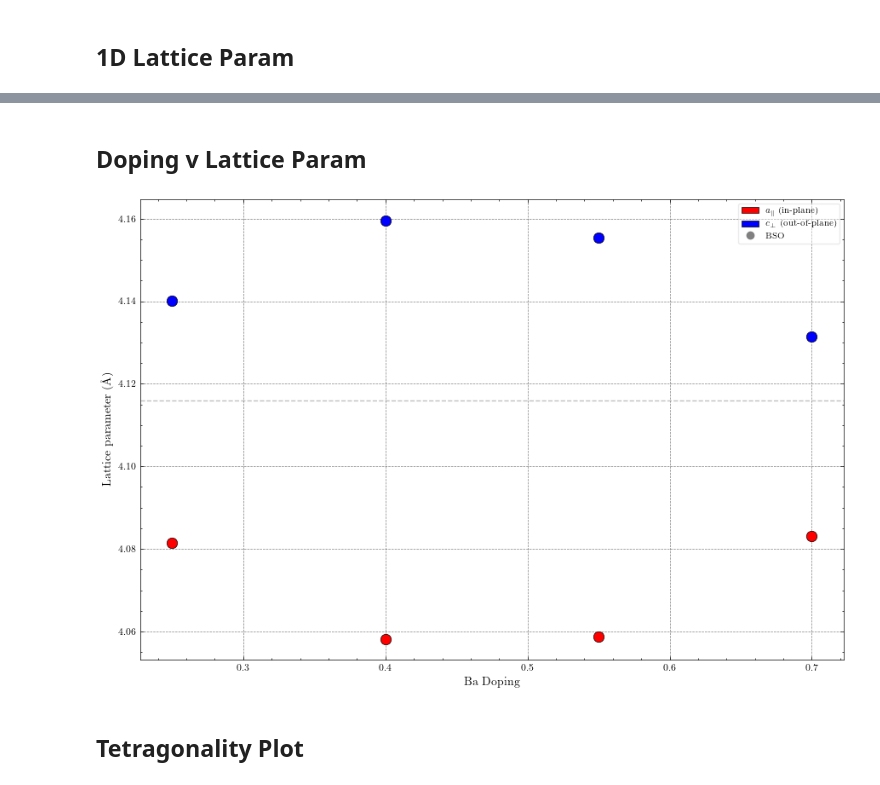
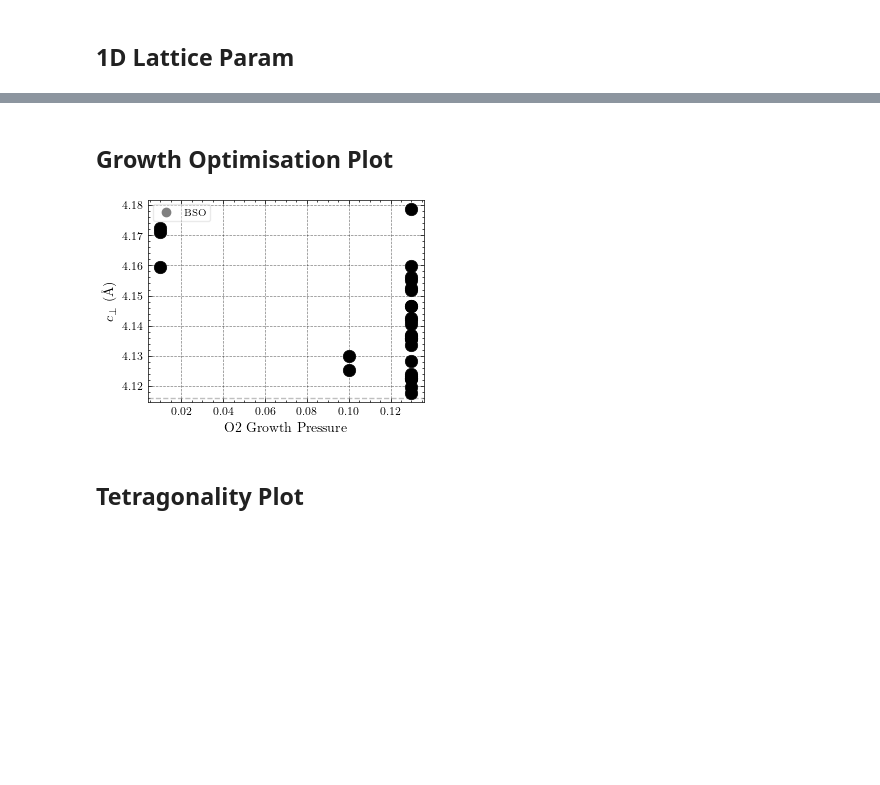
Before and after one commit to hc3413/Thin_Film_Analysis, a Jupyter notebook: RSM_Analysis.ipynb, the cells around one changed output, grey strips where cells are left out. Drawn from its saved outputs; the diff is of its cells as text; code cells hidden in the pictures; blank space fills up the shorter version.

Commit message:
fine tuned for broad comparisons across dattasets

```diff
--- a/RSM_Analysis.ipynb
+++ b/RSM_Analysis.ipynb
@@ -39,8 +39,11 @@ RSM_JT071 = RSM(root_XRD, folder_name = 'JT071')
 RSM_JT082 = RSM(root_XRD, folder_name = 'JT082')
 RSM_JT090 = RSM(root_XRD, folder_name = 'JT090')
 
+RSM_DR001 = RSM(root_XRD, folder_name = 'DR001')
+RSM_DR002 = RSM(root_XRD, folder_name = 'DR002')
+RSM_DR003 = RSM(root_XRD, folder_name = 'DR003')
 RSM_DR004 = RSM(root_XRD, folder_name = 'DR004')
-RSM_DR005 = RSM(root_XRD, folder_name = 'DR005')
+#RSM_DR005 = RSM(root_XRD, folder_name = 'DR005')
 RSM_DR008 = RSM(root_XRD, folder_name = 'DR008att2')
 RSM_DR012 = RSM(root_XRD, folder_name = 'DR012')
 
@@ -87,6 +90,12 @@ RSM_EM021 = RSM(root_XRD, folder_name = 'EM021')
 RSM_EM022 = RSM(root_XRD, folder_name = 'EM022')
 RSM_EM023 = RSM(root_XRD, folder_name = 'EM023')
 RSM_EM024 = RSM(root_XRD, folder_name = 'EM024')
+
+
+# A list containing all of the data objects for comparison and plotting purposes
+all_data_list = [RSM_DR001, RSM_DR002, RSM_DR003, RSM_DR004, RSM_DR008, RSM_DR012,
+                 RSM_HC001, RSM_HC002, RSM_HC006, RSM_HC008, RSM_HC009, RSM_HC011, RSM_HC012, RSM_HC013, RSM_HC014, RSM_HC015, RSM_HC017, RSM_HC018, RSM_HC019, RSM_HC020, RSM_HC021,
+                 RSM_EM001, RSM_EM002, RSM_EM003, RSM_EM004, RSM_EM005, RSM_EM006, RSM_EM007, RSM_EM008, RSM_EM009, RSM_EM010, RSM_EM011, RSM_EM012, RSM_EM013, RSM_EM014, RSM_EM015, RSM_EM016, RSM_EM017, RSM_EM018, RSM_EM019, RSM_EM020, RSM_EM021, RSM_EM022, RSM_EM023, RSM_EM024]
 # %% [output]
 [PosixPath('/Users/horatiocox/Desktop/RUG_Postdoc/Experiments/XRD/JT071/JT071_BTO_SSTO(0.55)_T_STO_RSM.csv')]
 Points per scan: 203
@@ -318,22 +332,35 @@ fig_strip = lattice_param_1D(
-# %% [markdown]
-## Doping v Lattice Param
+# %% [markdown]
+## Growth Optimisation Plot
 # %%
 # Define the samples to compare (RSM objects or sample code strings — case-insensitive)
 sample_comparison = [RSM_EM018, RSM_EM013, RSM_EM014, RSM_EM015] #[RSM_HC021, RSM_EM023]   # or equivalently: ['HC021', 'EM023']
 
+BSSO_buffer_samples = [RSM_EM018, RSM_EM013, RSM_EM014, RSM_EM015, RSM_EM016]
 
-#(c) Doping dependence: requires Ba_doping / La_doping filled in the .xlsx
-fig_doping = lattice_param_doping(
+
+sample_comparison = all_data_list # BSSO_buffer_samples
+# x_axis_var (independent / growth):
+#   'Ba_doping', 'La_doping', 'O2_growth_pressure', 'T_growth',
+#   'n_pulses', 'thickness_nm', 'Hz', 'E_mJ'
+#
+# y_axis_var / y_axis_var_right (dependent / measured):
+#   'a'  (in-plane),  'c'  (out-of-plane),  'a_and_c'  (both),
+#   'qx', 'qz', 'intensity', 'intensity_measured', 'intensity_norm',
+#   'sigma_x', 'sigma_z', 'eta', 'background', 'tetragonality'
+
+fig_doping = growth_optimisation_plot(
     sample_list=sample_comparison,
     xlsx_path=xlsx_db,
-    doping_column='Ba_doping',
+    x_axis_var='O2_growth_pressure',
+    y_axis_var= 'c', #'a_and_c',          # left y-axis variable(s)
+    # y_axis_var_right='sigma_x',  # optional right y-axis variable
     sto_correction=False,
-    export_data=False,
+    export_data=True,
     show_bulk_refs=True,
-     material_select=['BSO'],  # uncomment to filter specific materials
-     )
+    material_select=['BSO'],
+)
 # %% [output]
-[figure, old version]
+[figure, new version]
 # %% [markdown]
 ## Tetragonality Plot
 # %%
```
Also changed, not shown: parts of 14 cells of this notebook, 1 other file.
